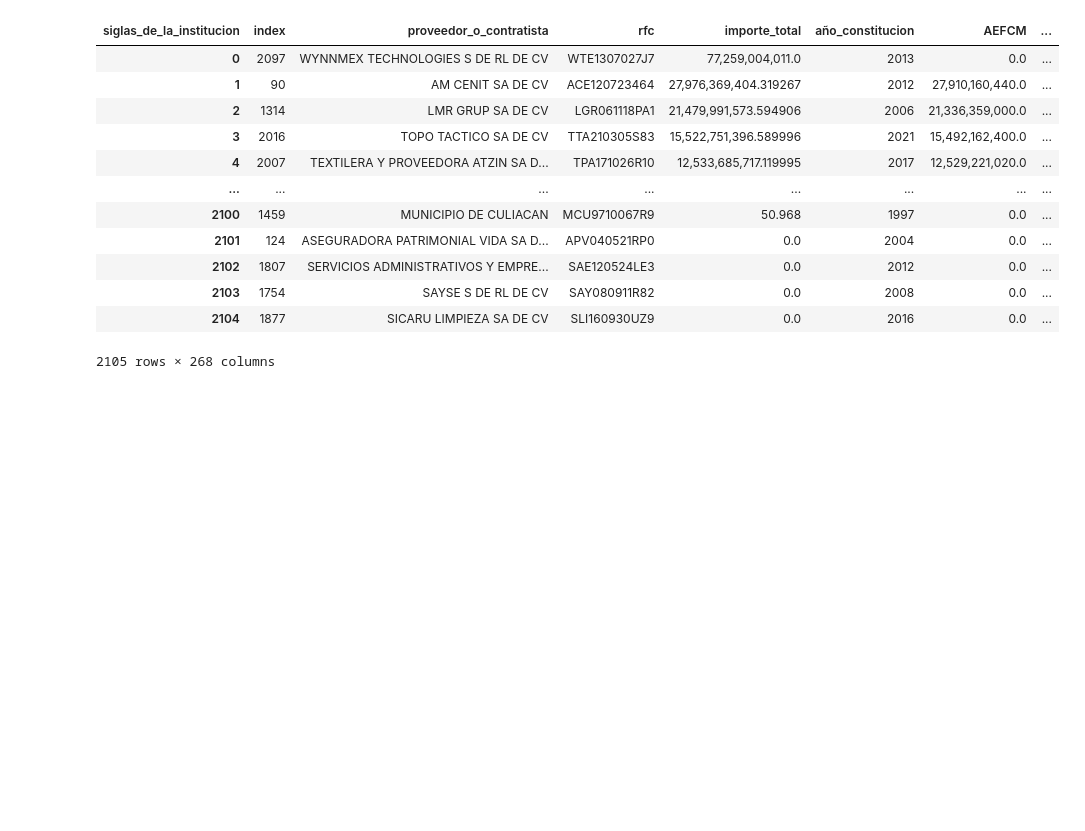
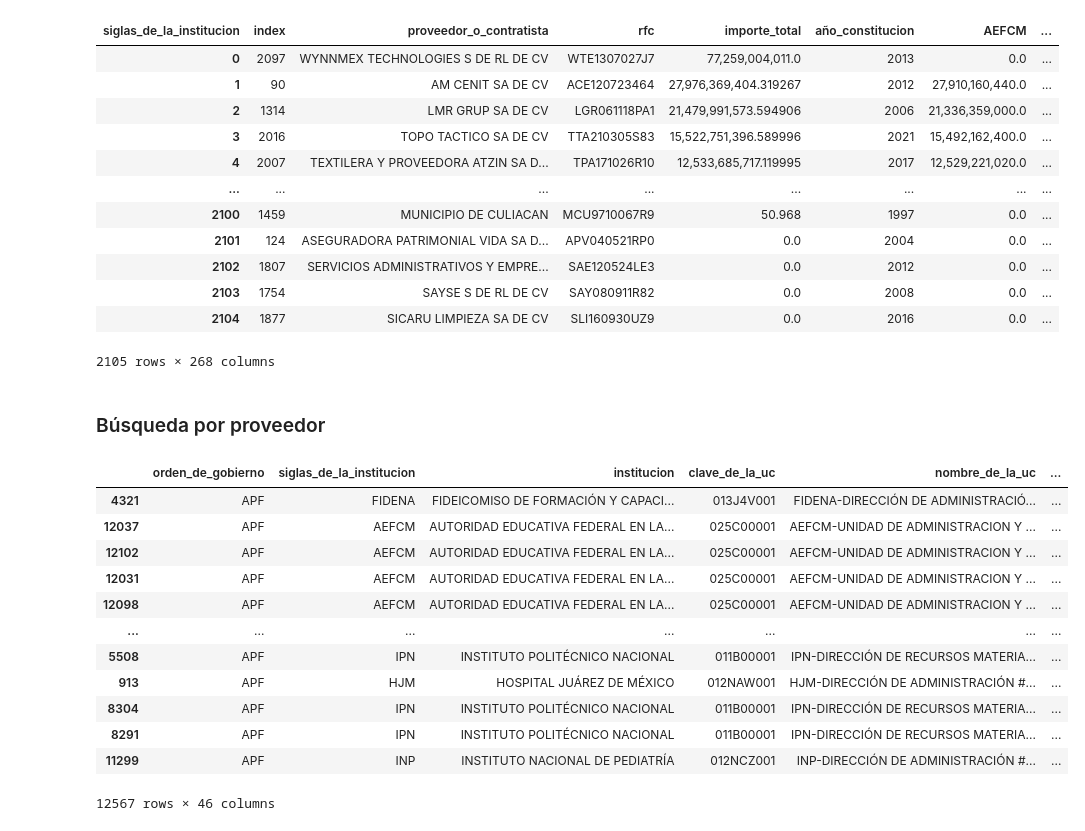
Before and after one commit to artiherrera/analisis_compranet, a Jupyter notebook: notebooks/0.0-analisis_exploratorio.ipynb, the cells around one changed output. Saved outputs shown, nothing was run; the diff lists cells and outputs as text; code cells hidden in the pictures; blank space fills up the shorter version.

Commit message:
Se añadió la opción de buscar contratos por provedor, rfc, institución, descripción por keywords

```diff
--- a/notebooks/0.0-analisis_exploratorio.ipynb
+++ b/notebooks/0.0-analisis_exploratorio.ipynb
@@ -197,3 +197,5 @@ prov_df
 | 2103 | 1754 | SAYSE S DE RL DE CV | SAY080911R82 | 0.0 | 2008 | 0.0 | ... |
 | 2104 | 1877 | SICARU LIMPIEZA SA DE CV | SLI160930UZ9 | 0.0 | 2016 | 0.0 | ... |
 2105 rows × 268 columns
+# %% [markdown]
+### Búsqueda por proveedor
@@ -199,0 +248,18 @@ prov_df
+# %%
+# Usa la función:
+buscar = filter_contratos(contratos_df)
+buscar
+# %% [output]
+|  | orden_de_gobierno | siglas_de_la_institucion | institucion | clave_de_la_uc | nombre_de_la_uc | ... |
+| 4321 | APF | FIDENA | FIDEICOMISO DE FORMACIÓN Y CAPACI... | 013J4V001 | FIDENA-DIRECCIÓN DE ADMINISTRACIÓ... | ... |
+| 12037 | APF | AEFCM | AUTORIDAD EDUCATIVA FEDERAL EN LA... | 025C00001 | AEFCM-UNIDAD DE ADMINISTRACION Y ... | ... |
+| 12102 | APF | AEFCM | AUTORIDAD EDUCATIVA FEDERAL EN LA... | 025C00001 | AEFCM-UNIDAD DE ADMINISTRACION Y ... | ... |
+| 12031 | APF | AEFCM | AUTORIDAD EDUCATIVA FEDERAL EN LA... | 025C00001 | AEFCM-UNIDAD DE ADMINISTRACION Y ... | ... |
+| 12098 | APF | AEFCM | AUTORIDAD EDUCATIVA FEDERAL EN LA... | 025C00001 | AEFCM-UNIDAD DE ADMINISTRACION Y ... | ... |
+| ... | ... | ... | ... | ... | ... | ... |
+| 5508 | APF | IPN | INSTITUTO POLITÉCNICO NACIONAL | 011B00001 | IPN-DIRECCIÓN DE RECURSOS MATERIA... | ... |
+| 913 | APF | HJM | HOSPITAL JUÁREZ DE MÉXICO | 012NAW001 | HJM-DIRECCIÓN DE ADMINISTRACIÓN #... | ... |
+| 8304 | APF | IPN | INSTITUTO POLITÉCNICO NACIONAL | 011B00001 | IPN-DIRECCIÓN DE RECURSOS MATERIA... | ... |
+| 8291 | APF | IPN | INSTITUTO POLITÉCNICO NACIONAL | 011B00001 | IPN-DIRECCIÓN DE RECURSOS MATERIA... | ... |
+| 11299 | APF | INP | INSTITUTO NACIONAL DE PEDIATRÍA | 012NCZ001 | INP-DIRECCIÓN DE ADMINISTRACIÓN #... | ... |
+12567 rows × 46 columns
```
Also changed, not shown: parts of 1 cell of this notebook.
